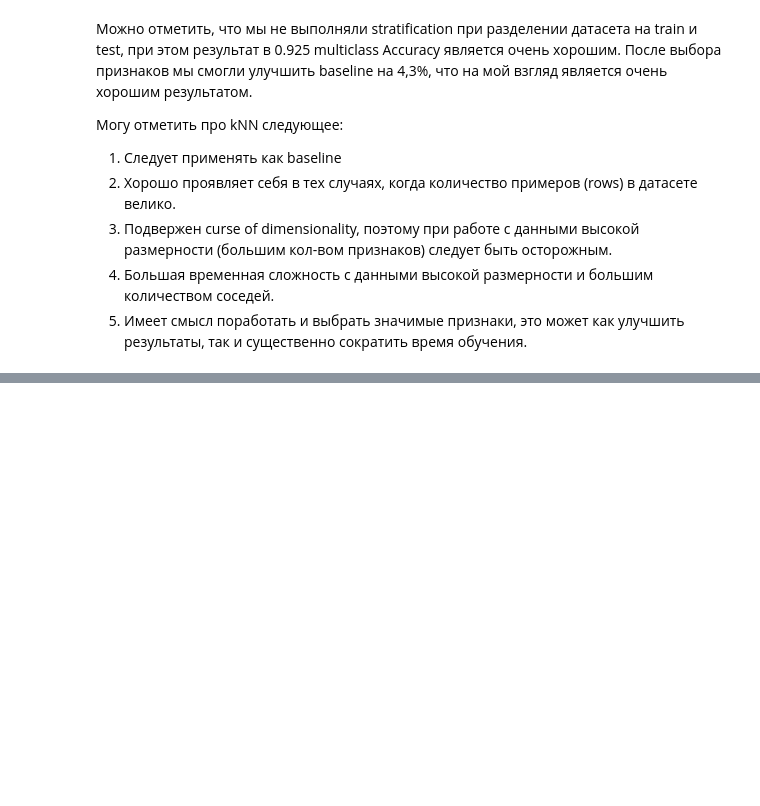
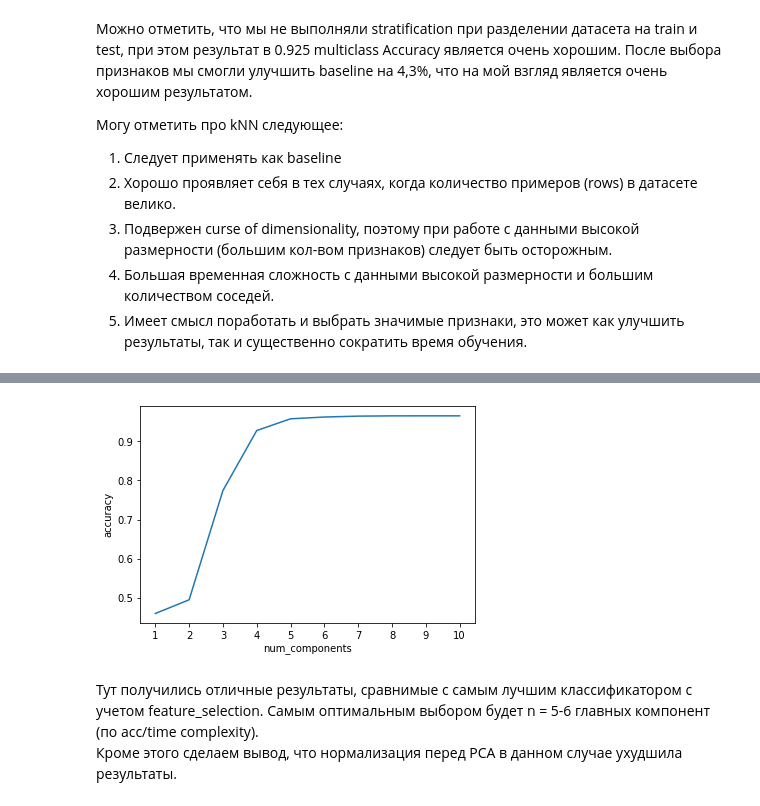
Before and after one commit to vladimirwest/HSE_ML_Course, a Jupyter notebook: KNN_1_lab.ipynb, the cells around one changed output, grey strips where cells are left out. Cells and saved outputs as stored; diff of their text form; code cells hidden in the pictures; blank space fills up the shorter version.

```diff
--- a/KNN_1_lab.ipynb
+++ b/KNN_1_lab.ipynb
@@ -406,0 +524,18 @@ plt.show()
+# %%
+X = data[data.columns[:54]]
+PCs_2d = pca_2d.fit_transform(X)
+
+from sklearn.metrics import accuracy_score
+error_metric = []
+for n in range(10,0,-1):
+    pca = PCA(n_components=n, random_state=27)
+    PCs = pca.fit_transform(X)
+
+    X_train, X_test, y_train, y_test = train_test_split(PCs, y, test_size = 0.3, random_state = 42)
+
+    model = KNeighborsClassifier(n_neighbors=5)
+    model.fit(X_train, y_train)
+    pred = model.predict(X_test)
+    err = accuracy_score(y_test, pred)
+    print(str(err) + ' with n=' + str(n))
+    error_metric.append(err)
@@ -406,0 +553,12 @@ plt.show()
+# %%
+error_metric.reverse()
+plt.plot(error_metric)
+plt.ylabel('accuracy')
+plt.xlabel('num_components')
+plt.xticks(np.arange(len(error_metric)), np.arange(1, len(error_metric)+1))
+plt.show()
+# %% [output]
+[figure, added]
+# %% [markdown]
+Тут получились отличные результаты, сравнимые с самым лучшим классификатором с учетом feature_selection. Самым оптимальным выбором будет n = 5-6 главных компонент (по acc/time complexity).
+Кроме этого сделаем вывод, что нормализация перед PCA в данном случае ухудшила результаты.
```
Also changed, not shown: parts of 17 cells of this notebook.
